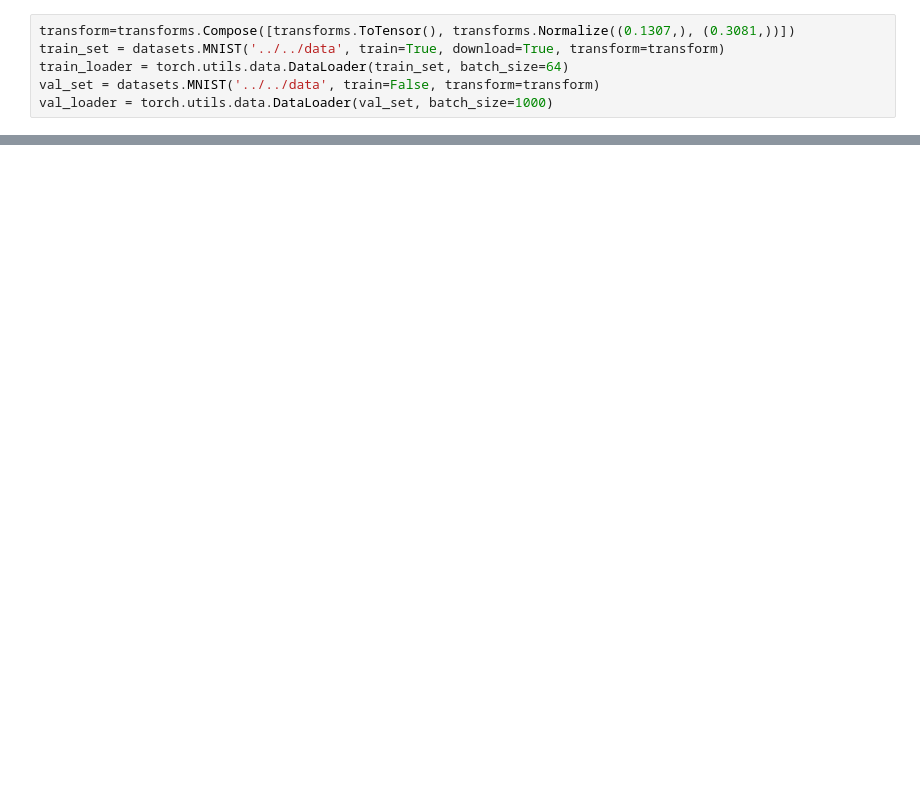
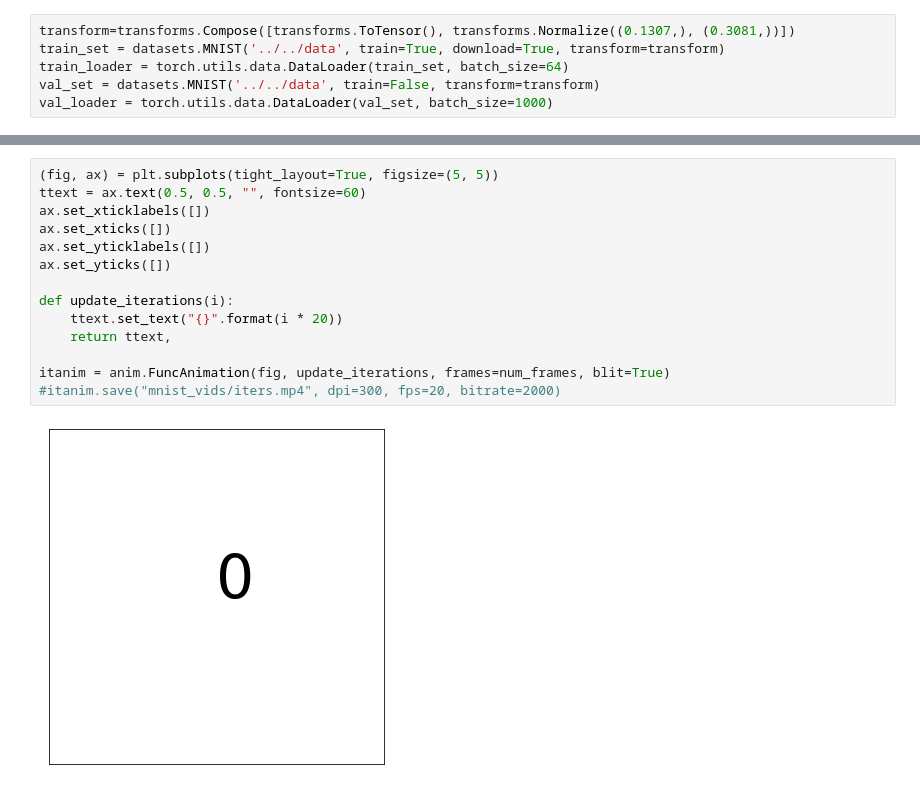
Before and after one commit to javieryu/nn_distributed_training, a Jupyter notebook: visualization/animations/mnist_anim.ipynb, the cells around one changed output, grey strips where cells are left out. Saved outputs shown, nothing was run; the diff lists cells and outputs as text; blank space fills up the shorter version.

```diff
--- a/visualization/animations/mnist_anim.ipynb
+++ b/visualization/animations/mnist_anim.ipynb
@@ -56,0 +86,16 @@ mnist_anim.save("random_grid.mp4")
+# %%
+(fig, ax) = plt.subplots(tight_layout=True, figsize=(5, 5))
+ttext = ax.text(0.5, 0.5, "", fontsize=60)
+ax.set_xticklabels([])
+ax.set_xticks([])
+ax.set_yticklabels([])
+ax.set_yticks([])
+
+def update_iterations(i):
+    ttext.set_text("{}".format(i * 20))
+    return ttext,
+
+itanim = anim.FuncAnimation(fig, update_iterations, frames=num_frames, blit=True)
+#itanim.save("mnist_vids/iters.mp4", dpi=300, fps=20, bitrate=2000)
+# %% [output]
+[figure, added]
```
Also changed, not shown: parts of 8 cells of this notebook, 52 other files.
